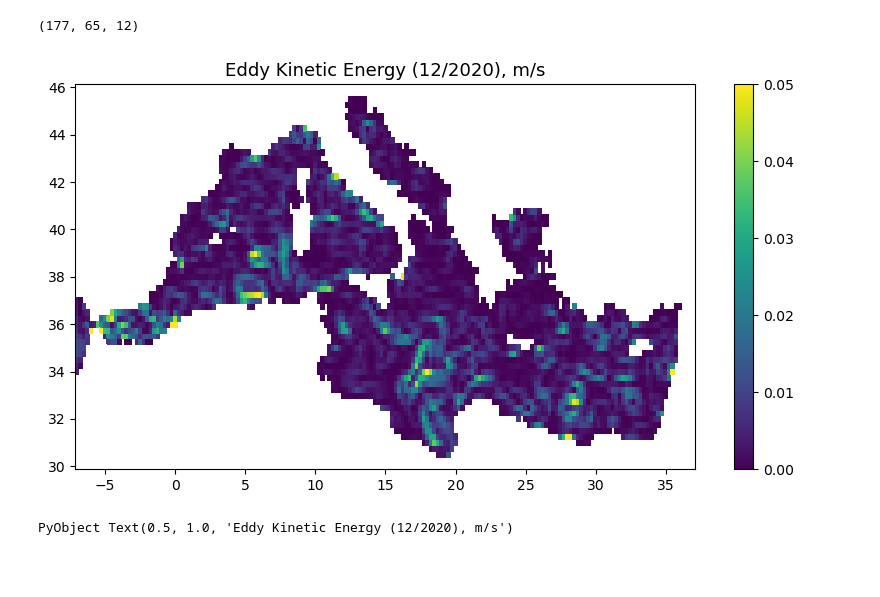
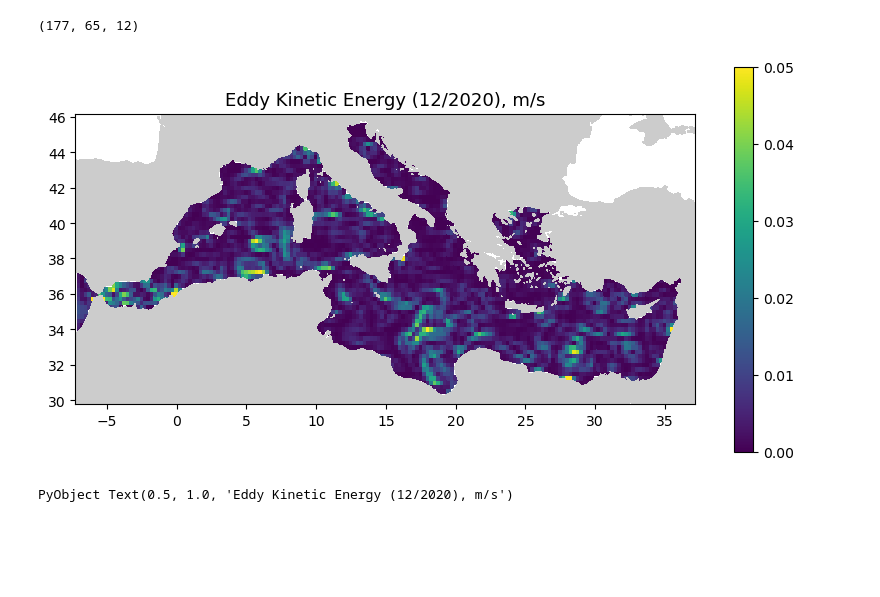
Before and after one commit to Alexander-Barth/CoastalCurrents.jl, a Jupyter notebook: examples/Surface_Currents_Main.ipynb, the cells around one changed output. Drawn from its saved outputs; the diff is of its cells as text; code cells hidden in the pictures.

```diff
--- a/examples/Surface_Currents_Main.ipynb
+++ b/examples/Surface_Currents_Main.ipynb
@@ -750,11 +765,12 @@ EKEi = 0.5*(uai.^2 .+ vai.^2);
 # %%
 fig = figure(figsize=(10, 5))
 pcolor(xi,yi,EKEi[:,:,month])
 colorbar()
 clim(0,0.05)
+CoastalCurrents.Plotting.plotmap(bathname)
 title("Eddy Kinetic Energy ($month/$year), m/s", fontsize=13)
 # %% [output]
-[figure, old version]
+[figure, new version]
 PyObject Text(0.5, 1.0, 'Eddy Kinetic Energy (12/2020), m/s')
 # %% [markdown]
 #
```
Also changed, not shown: parts of 28 cells of this notebook.
